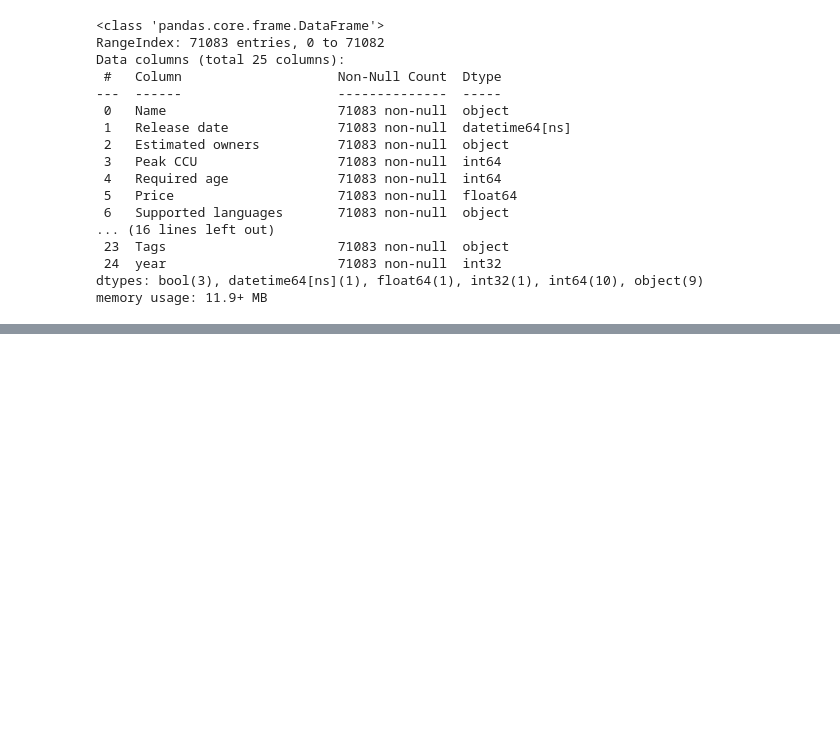
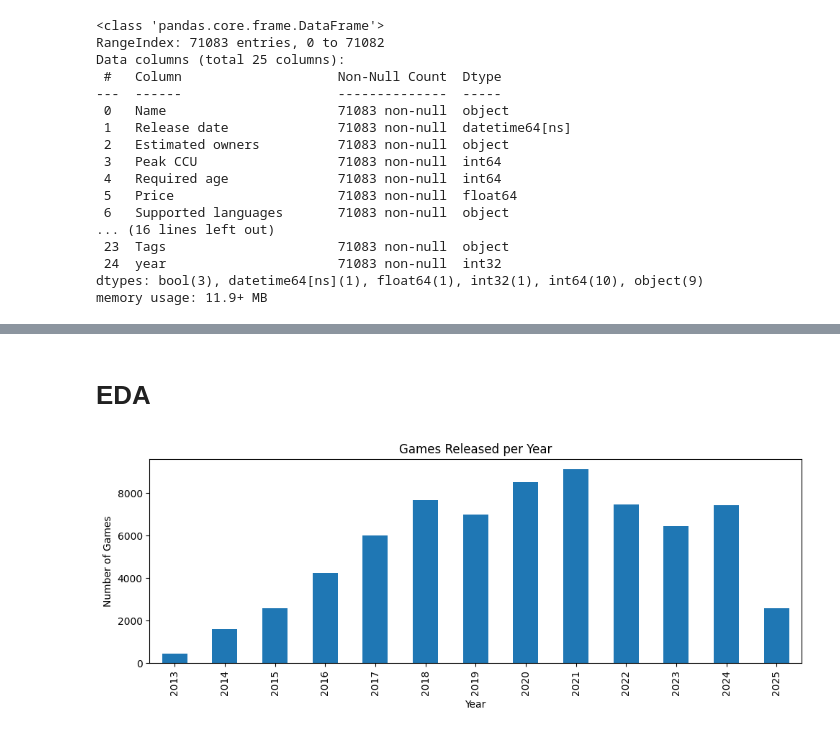
Before and after one commit to Rafal852/Steam-Dashboard, a Jupyter notebook: data_cleaning_eda.ipynb, the cells around one changed output, grey strips where cells are left out. Saved outputs shown, nothing was run; the diff lists cells and outputs as text; code cells hidden in the pictures; blank space fills up the shorter version.

```diff
--- a/data_cleaning_eda.ipynb
+++ b/data_cleaning_eda.ipynb
@@ -211,0 +249,13 @@ df2.head(5)
+# %% [markdown]
+# EDA
+# %%
+# Games released per year
+plt.figure(figsize=(10,4))
+df2['year'].value_counts().sort_index().plot(kind='bar')
+plt.title('Games Released per Year')
+plt.xlabel('Year')
+plt.ylabel('Number of Games')
+plt.tight_layout()
+plt.show()
+# %% [output]
+[figure, added]
```
Also changed, not shown: parts of 18 cells of this notebook.
